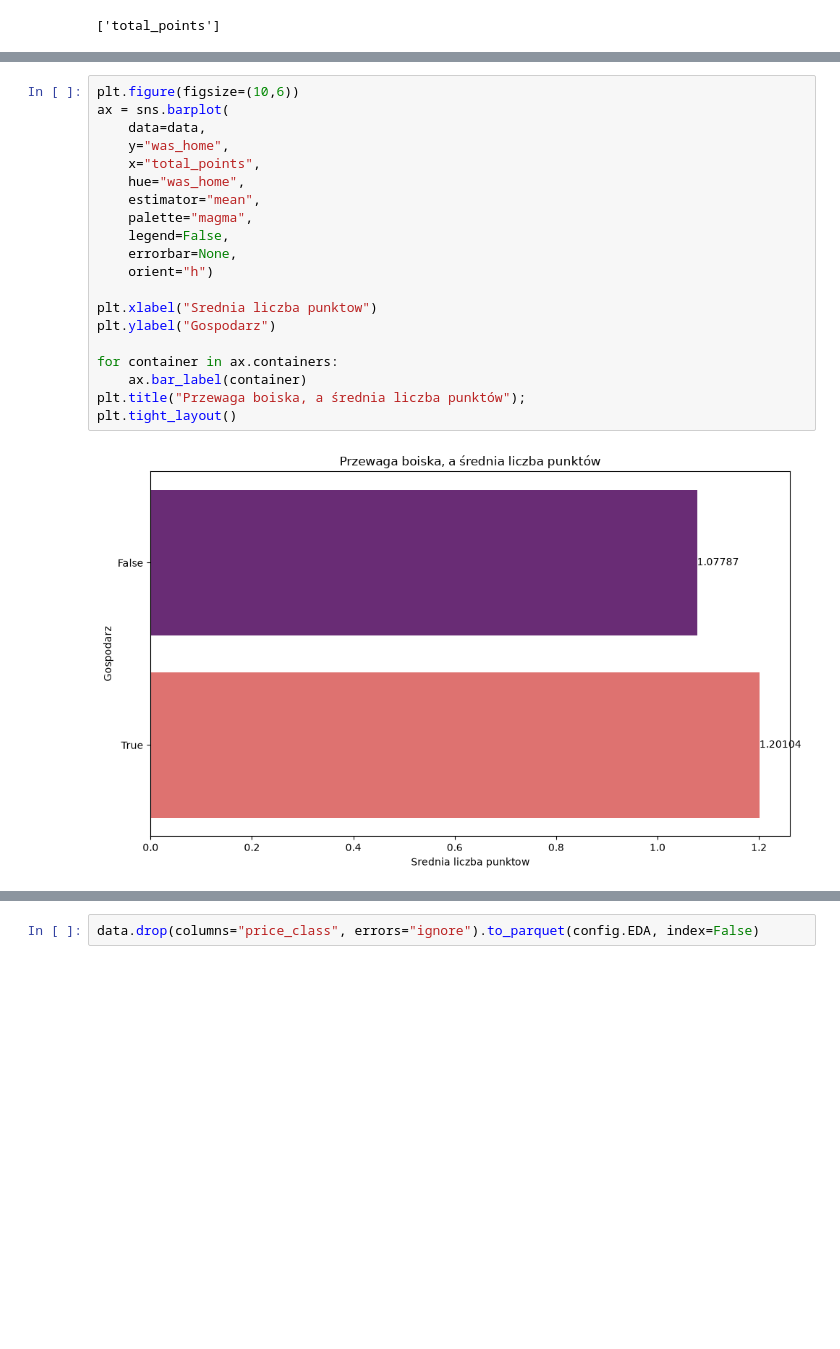
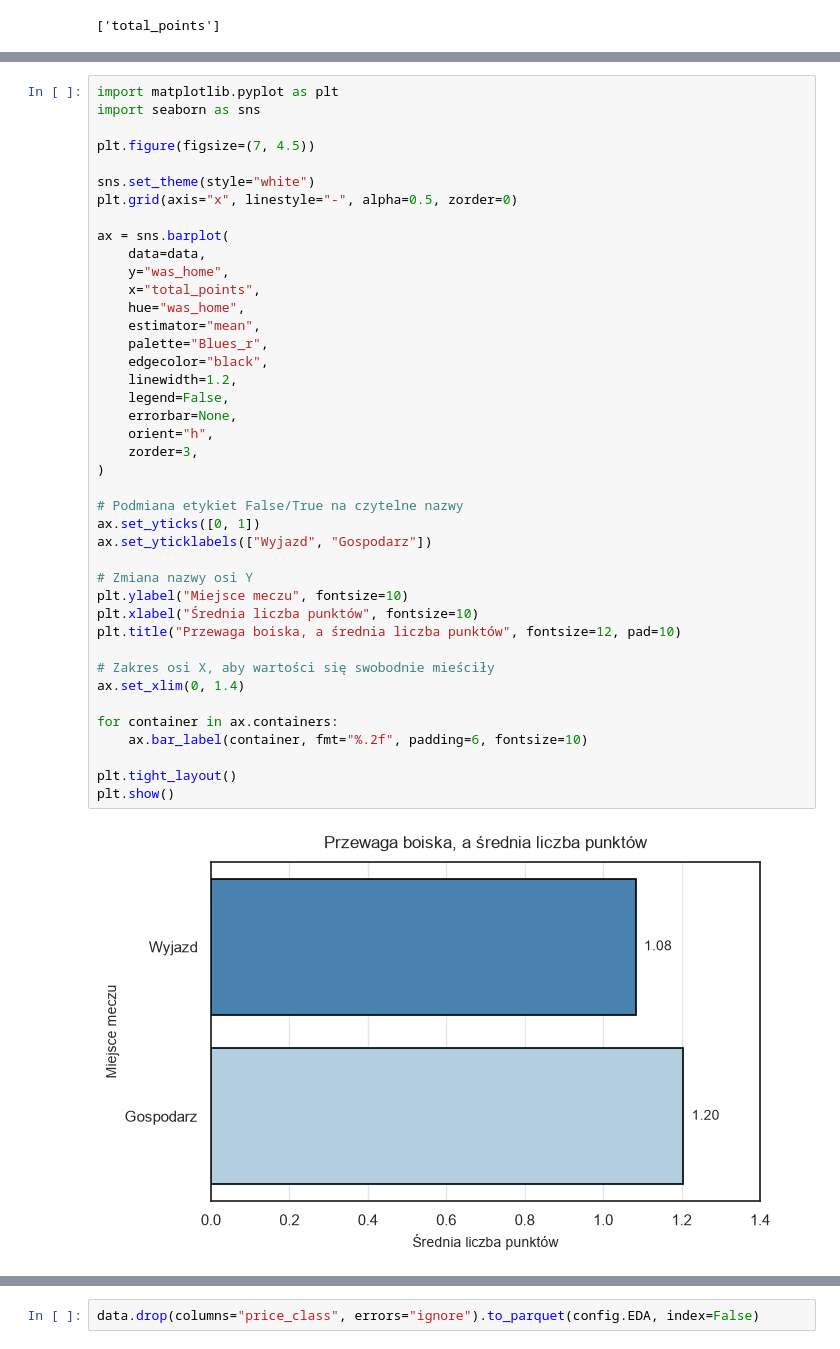
Before and after one commit to ruus77/FPL, a Jupyter notebook: src/fpl_project/data_processing/eda.ipynb, the cells around one changed output, grey strips where cells are left out. Drawn from its saved outputs; the diff is of its cells as text; blank space fills up the shorter version.

```diff
--- a/src/fpl_project/data_processing/eda.ipynb
+++ b/src/fpl_project/data_processing/eda.ipynb
@@ -249,22 +322,43 @@ plt.tight_layout()
 # %%
-plt.figure(figsize=(10,6))
+import matplotlib.pyplot as plt
+import seaborn as sns
+
+plt.figure(figsize=(7, 4.5))
+
+sns.set_theme(style="white")
+plt.grid(axis="x", linestyle="-", alpha=0.5, zorder=0)
+
 ax = sns.barplot(
     data=data,
     y="was_home",
     x="total_points",
     hue="was_home",
     estimator="mean",
-    palette="magma",
+    palette="Blues_r",
+    edgecolor="black",
+    linewidth=1.2,
     legend=False,
     errorbar=None,
-    orient="h")
+    orient="h",
+    zorder=3,
+)
 
-plt.xlabel("Srednia liczba punktow")
-plt.ylabel("Gospodarz")
+# Podmiana etykiet False/True na czytelne nazwy
+ax.set_yticks([0, 1])
+ax.set_yticklabels(["Wyjazd", "Gospodarz"])
+
+# Zmiana nazwy osi Y
+plt.ylabel("Miejsce meczu", fontsize=10)
+plt.xlabel("Średnia liczba punktów", fontsize=10)
+plt.title("Przewaga boiska, a średnia liczba punktów", fontsize=12, pad=10)
+
+# Zakres osi X, aby wartości się swobodnie mieściły
+ax.set_xlim(0, 1.4)
 
 for container in ax.containers:
-    ax.bar_label(container)
-plt.title("Przewaga boiska, a średnia liczba punktów");
+    ax.bar_label(container, fmt="%.2f", padding=6, fontsize=10)
+
 plt.tight_layout()
+plt.show()
 # %% [output]
-[figure, old version]
+[figure, new version]
```
Also changed, not shown: parts of 25 cells of this notebook, 6 other files.
